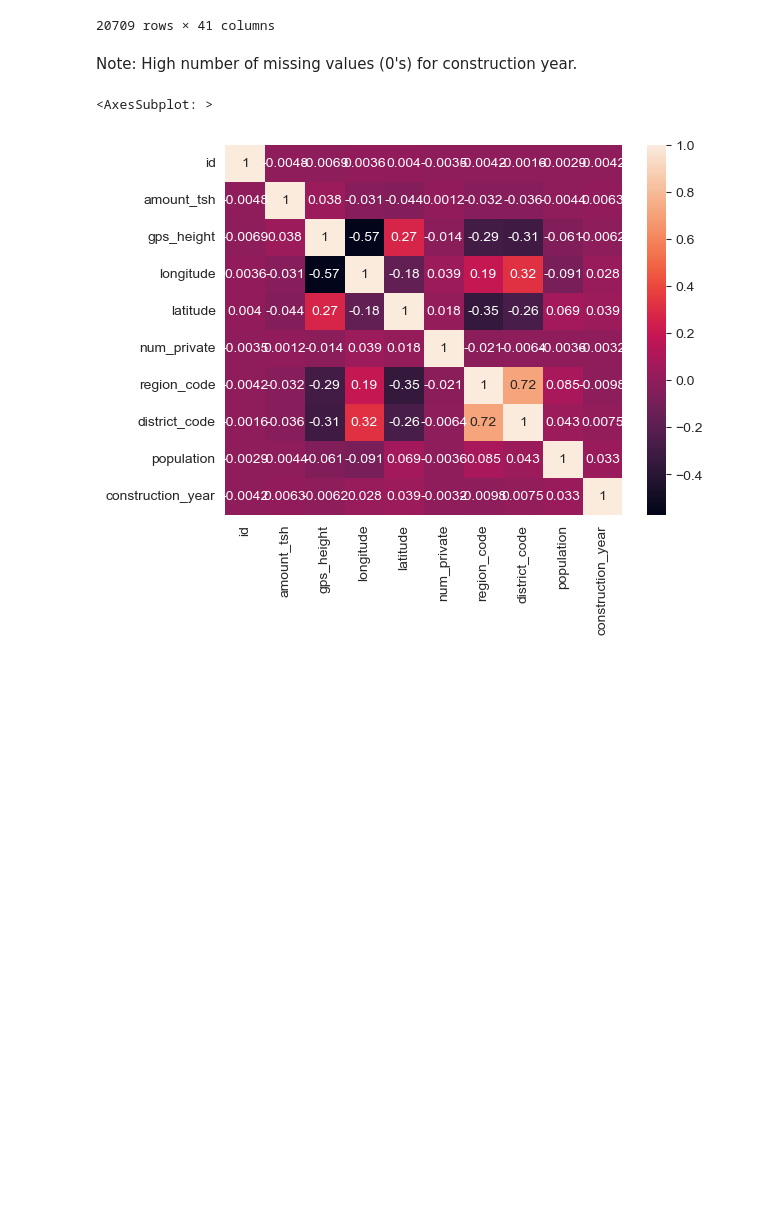
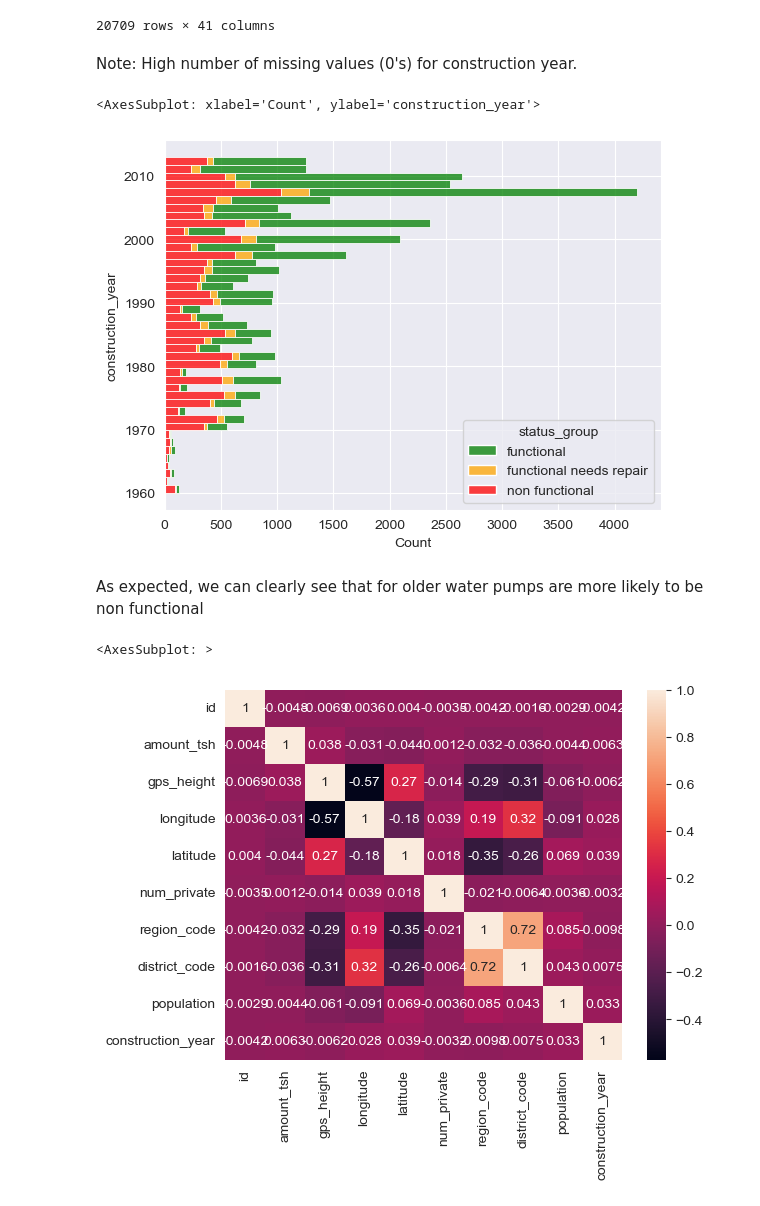
Before and after one commit to neuhart/Water_pumps, a Jupyter notebook: data_understanding.ipynb, the cells around one changed output. Cells and saved outputs as stored; diff of their text form; code cells hidden in the pictures; blank space fills up the shorter version.

```diff
--- a/data_understanding.ipynb
+++ b/data_understanding.ipynb
@@ -20,6 +20,9 @@ label_filename = "data/Labels.csv"
 df_feat = pd.read_csv(feature_filename)
 df_label = pd.read_csv(label_filename)
 df = pd.merge(df_feat, df_label, on='id', how='inner')
+# %%
+# reorder classes to make sure they appear in the right order in the plots
+df['status_group'] = pd.Categorical(df['status_group'], ['functional','functional needs repair','non functional'])
 # %% [markdown]
 # Data Understanding
 In this notebook, I will try to understand the target label and the numerical features better. I will deal with the categorical features in another notebook (data_understanding2) for better readability.
@@ -244,6 +247,13 @@ df[df["construction_year"]==0]
 20709 rows × 41 columns
 # %% [markdown]
 Note: High number of missing values (0's) for construction year.
+# %%
+sns.histplot(data=df[df["construction_year"] > 0], y="construction_year", hue="status_group", multiple="stack", palette=["g", "orange", "r"])
+# %% [output]
+<AxesSubplot: xlabel='Count', ylabel='construction_year'>
+[figure, added]
+# %% [markdown]
+As expected, we can clearly see that for older water pumps are more likely to be non functional
 # %%
 sns.heatmap(df[df["construction_year"] != 0].corr(numeric_only=True), annot=True)
 # %% [output]
```
Also changed, not shown: 5 other files.
